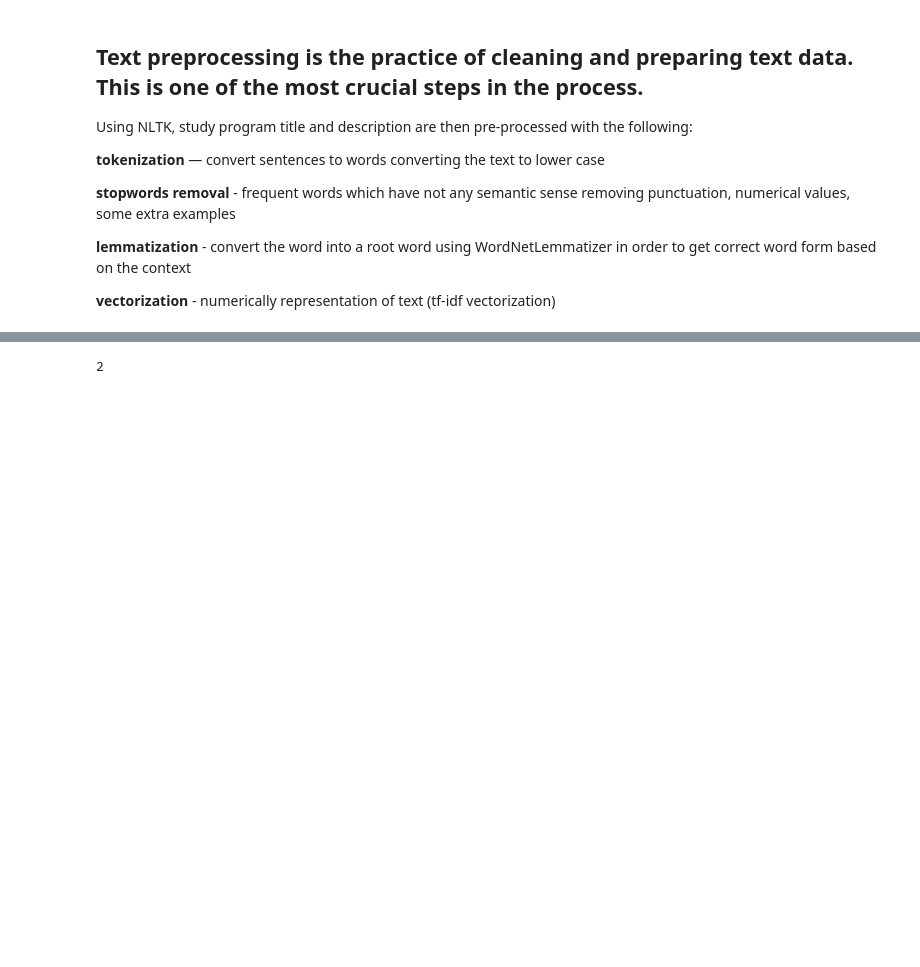
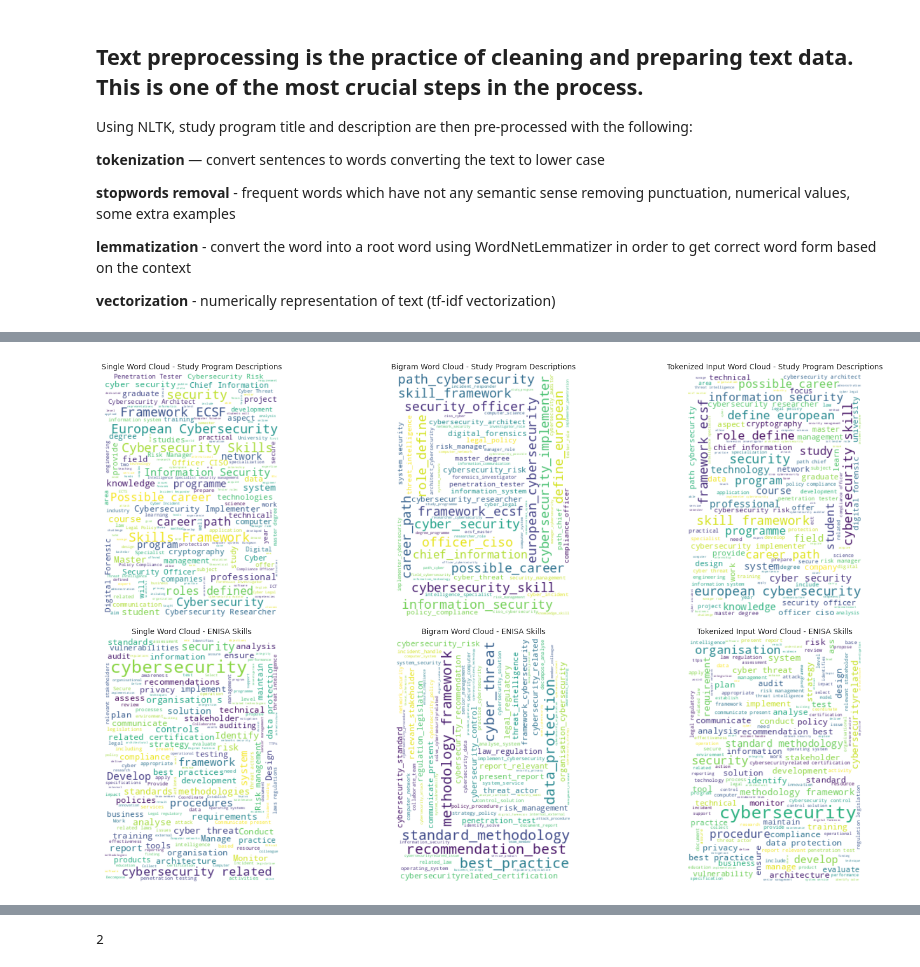
Before and after one commit to enzeeeh/ds-project, a Jupyter notebook: ds-lab1/Text_Mining_Analysis_DS_LAB1_Topic.ipynb, the cells around one changed output, grey strips where cells are left out. Cells and saved outputs as stored; diff of their text form; code cells hidden in the pictures; blank space fills up the shorter version.

```diff
--- a/ds-lab1/Text_Mining_Analysis_DS_LAB1_Topic.ipynb
+++ b/ds-lab1/Text_Mining_Analysis_DS_LAB1_Topic.ipynb
@@ -886,0 +270,3 @@ plt.axhline(y= 3.8, color='r', linestyle='--')
+# %%
+preprocessor = TextPreprocessor(study_program, skillset)
+study_program_cleaned, skillset_cleaned = preprocessor.execute()
@@ -886,0 +329,14 @@ plt.axhline(y= 3.8, color='r', linestyle='--')
+# %%
+# Create a DataFrame to store profile titles and their corresponding top keywords
+top_keywords_per_profile = []
+for idx, title in enumerate(skillset_cleaned['profile_title']):
+    top_keywords_per_profile.append({
+        "profile_title": title,
+        "skill_top_keywords": ", ".join(skill_top_keywords[idx])
+    })
+
+# Convert the list of dictionaries to a DataFrame
+top_keywords_df = pd.DataFrame(top_keywords_per_profile)
+
+# Display the DataFrame
+top_keywords_df
@@ -886,0 +357,62 @@ plt.axhline(y= 3.8, color='r', linestyle='--')
+# %%
+# Function to preprocess text
+def preprocess_text(text):
+    tokens = nltk.word_tokenize(text.lower())
+    tokens = [word for word in tokens if word.isalnum()]
+    tokens = [word for word in tokens if word not in stopwords.words('english')]
+    return tokens
+
+# Function to generate word cloud
+def generate_word_cloud(text, max_words=200):
+    wordcloud = WordCloud(width=250, height=350, background_color='white', max_words=max_words).generate(text)
+    return wordcloud
+
+# Function to generate bigrams
+def generate_bigrams(text):
+    tokens = preprocess_text(text)
+    bigrams = list(nltk.bigrams(tokens))
+    bigram_freq = Counter(bigrams)
+    return ' '.join(['_'.join(bigram) for bigram, freq in bigram_freq.most_common(200)])
+
+# Combine text data for single word cloud
+study_program_description_text = ' '.join(study_program_cleaned['description'])
+combined_skill_text = ' '.join(skillset_cleaned['mission'] + skillset_cleaned['main_tasks'] + skillset_cleaned['key_skills'] + skillset_cleaned['key_knowledge'])
+
+# Combine text data for bigram and tokenized input word cloud
+study_program_clean_description_text = ' '.join(study_program_cleaned['clean_document_description'])
+combined_skill_clean_text = ' '.join(skillset_cleaned['clean_document_combined_skill'])
+
+# Prepare data for word clouds
+data_fields = [
+    ("Study Program Descriptions", study_program_description_text, study_program_clean_description_text),
+    ("ENISA Skills", combined_skill_text, combined_skill_clean_text)
+]
+
+# Create subplots for each text field
+fig, axes = plt.subplots(len(data_fields), 3, figsize=(18, 5 * len(data_fields)))
+
+for i, (title, single_text, clean_text) in enumerate(data_fields):
+    # Single Word Cloud
+    wordcloud_single = generate_word_cloud(single_text)
+    axes[i, 0].imshow(wordcloud_single, interpolation='bilinear')
+    axes[i, 0].set_title(f'Single Word Cloud - {title}', fontsize=10)
+    axes[i, 0].axis('off')
+
+    # Bigram Word Cloud
+    bigrams_text = generate_bigrams(clean_text)
+    wordcloud_bigrams = generate_word_cloud(bigrams_text)
+    axes[i, 1].imshow(wordcloud_bigrams, interpolation='bilinear')
+    axes[i, 1].set_title(f'Bigram Word Cloud - {title}', fontsize=10)
+    axes[i, 1].axis('off')
+
+    # Tokenized Input Word Cloud
+    tokenized_text = ' '.join(preprocess_text(clean_text))
+    wordcloud_tokens = generate_word_cloud(tokenized_text)
+    axes[i, 2].imshow(wordcloud_tokens, interpolation='bilinear')
+    axes[i, 2].set_title(f'Tokenized Input Word Cloud - {title}', fontsize=10)
+    axes[i, 2].axis('off')
+
+plt.tight_layout()
+plt.show()
+# %% [output]
+[figure, added]
```
Also changed, not shown: parts of 122 cells of this notebook.
